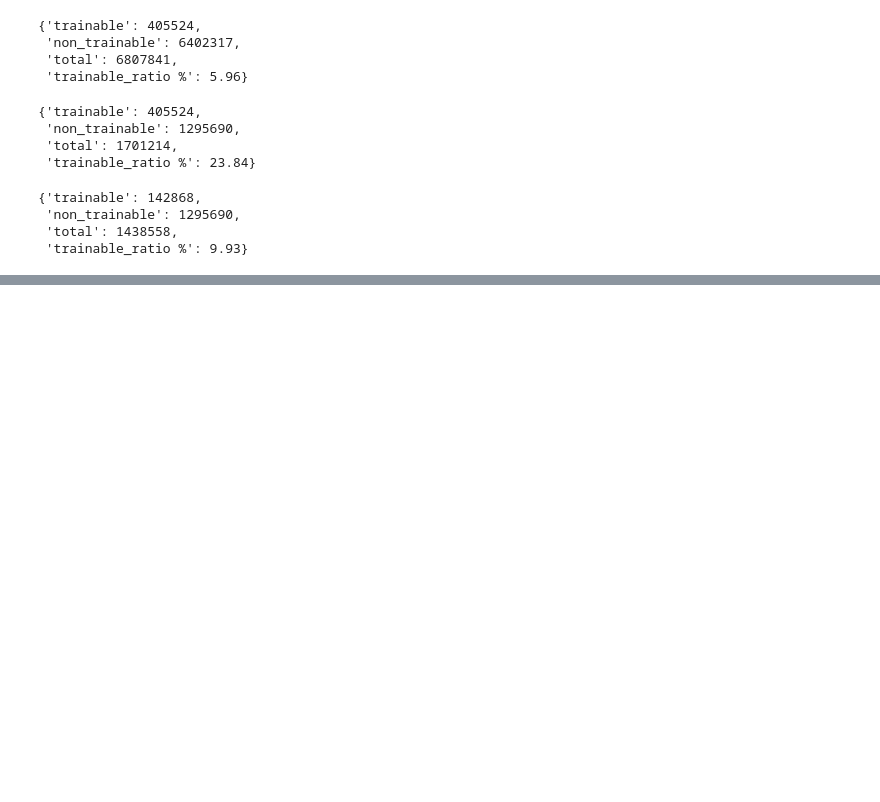
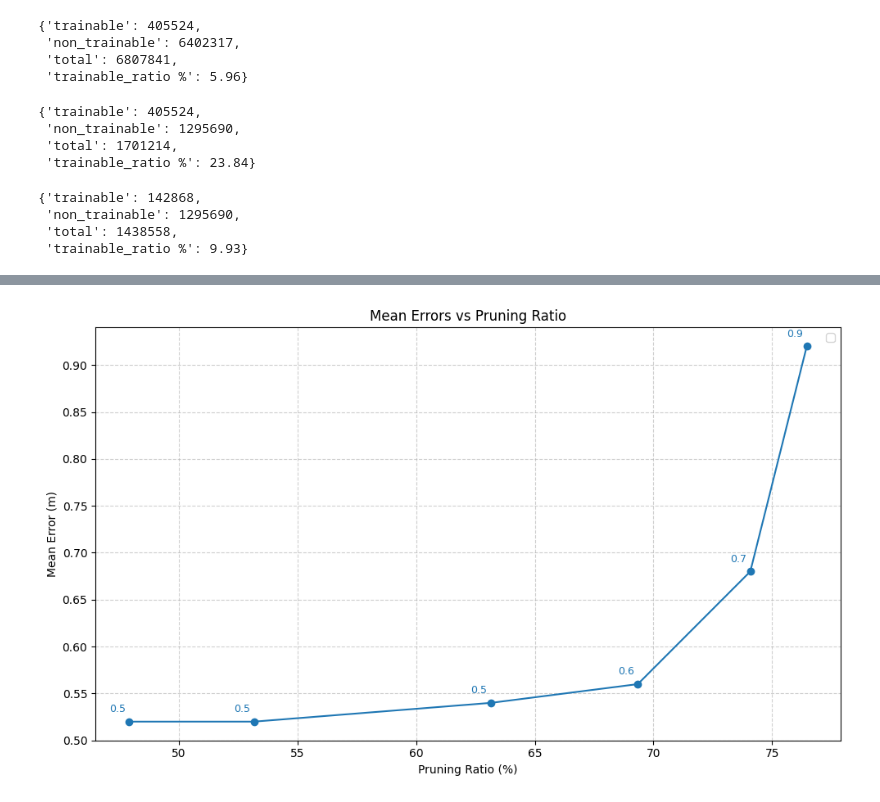
Before and after one commit to Mohammad-Hallaq/tiny-Waves-FM, a Jupyter notebook: Tiny_Waves_experiments/experiments.ipynb, the cells around one changed output, grey strips where cells are left out. Drawn from its saved outputs; the diff is of its cells as text; code cells hidden in the pictures; blank space fills up the shorter version.

```diff
--- a/Tiny_Waves_experiments/experiments.ipynb
+++ b/Tiny_Waves_experiments/experiments.ipynb
@@ -1078,0 +1204,37 @@ info_double_single
+# %%
+#_____ Positioning Task _________
+
+def performance_drop(errors, p_ratios):
+
+    plt.figure(figsize=(10,6))
+
+    # Plot accuracy vs pruning ratio
+    plt.plot(p_ratios, errors, marker="o", color="tab:blue")
+
+    # Plot MACs reduction vs pruning ratio
+    # plt.plot(p_ratios, macs_ratios, marker="s", color="tab:red", label="MACs Reduction (%)")
+
+    # Labels & title
+    plt.xlabel("Pruning Ratio (%)")
+    plt.ylabel("Mean Error (m)")
+    # plt.ylim(min(accuracies) - 0.1 * np.mean(accuracies), max(accuracies) + 0.1 * np.mean(accuracies))
+    plt.title("Mean Errors vs Pruning Ratio")
+    plt.grid(True, linestyle="--", alpha=0.6)
+    plt.legend()
+
+    # Optional: annotate values
+    for x, y in zip(p_ratios, errors):
+        plt.text(x-0.5, y+0.01, f"{y:.1f}", ha="center", fontsize=9, color="tab:blue")
+    # for x, y in zip(p_ratios, macs_ratios):
+    #     plt.text(x, y-2, f"{y:.1f}", ha="center", fontsize=9, color="tab:red")
+
+    plt.tight_layout()
+    plt.show()
+
+errors = [0.52, 0.52, 0.54, 0.56, 0.68, 0.92]
+p_ratios = [47.91, 53.16, 63.15, 69.34, 74.08, 76.46]
+macs_ratios = [54.78, 60.45, 71.09, 77.57, 82.48, 84.93]
+
+performance_drop(errors, p_ratios)
+# %% [output]
+[figure, added]
```
Also changed, not shown: parts of 15 cells of this notebook, 8 other files.
